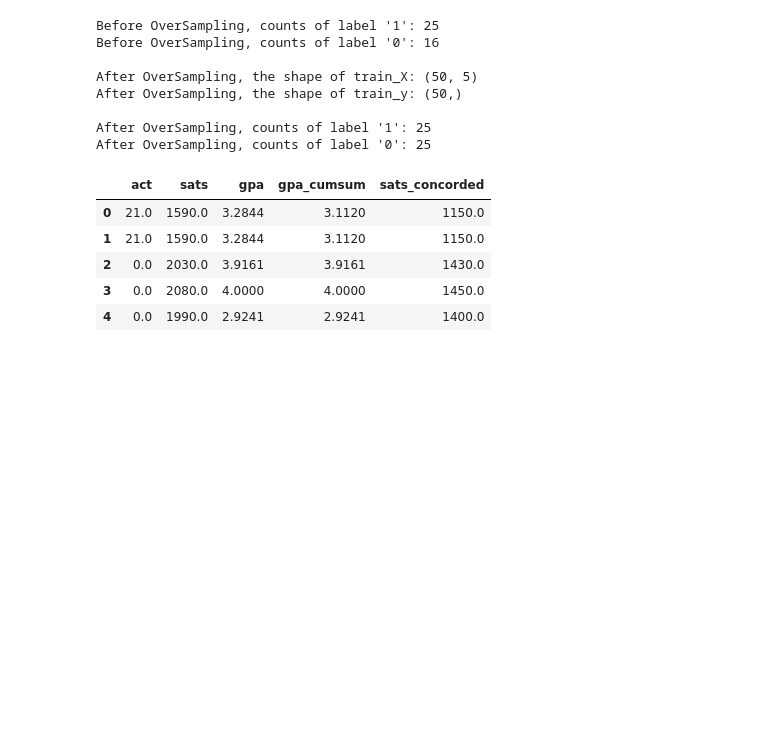
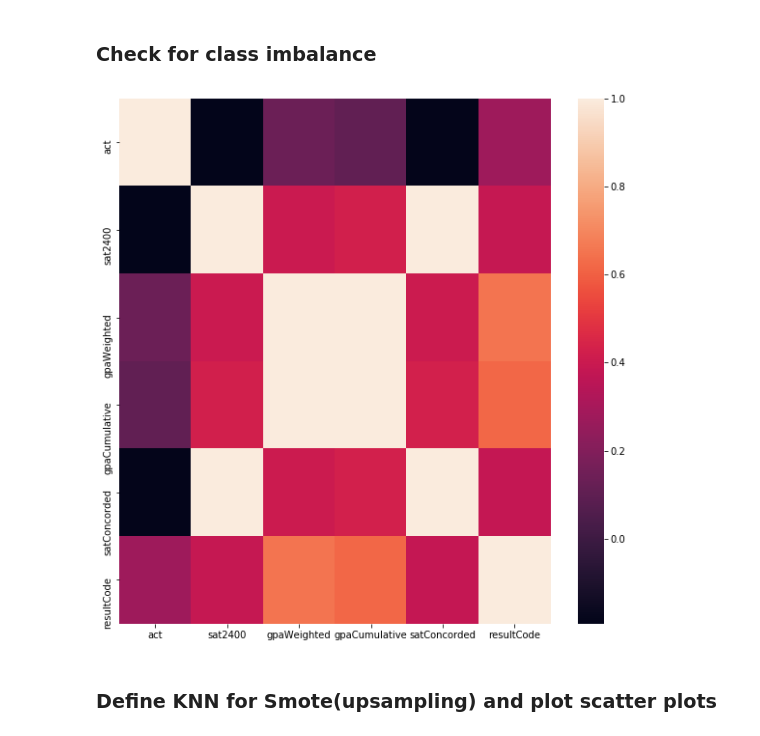
Before and after one commit to ALowVerus/mladmissions, a Jupyter notebook: hackdarthmouth.ipynb, the cells around one changed output. Drawn from its saved outputs; the diff is of its cells as text; code cells hidden in the pictures; blank space fills up the shorter version.

```diff
--- a/hackdarthmouth.ipynb
+++ b/hackdarthmouth.ipynb
@@ -11,4 +18,2 @@ from imblearn.over_sampling import SMOTE
 warnings.filterwarnings("ignore")
 %matplotlib inline
-# %%
-data=pd.read_csv("navianceScraper/csv.csv")
@@ -27,21 +74,48 @@ train_x = pd.DataFrame(data.drop(["resultCode", "type"], axis=1)).reset_index(dr
+# %% [markdown]
+### Check for class imbalance
+# %%
+correlation=data.corr()
+plt.figure(figsize=(10,10))
+sns.heatmap(correlation, xticklabels=correlation.columns.values, yticklabels=correlation.columns.values)
+plt.show()
+# %% [output]
+[figure, added]
+# %% [markdown]
+### Define KNN for Smote(upsampling) and plot scatter plots
 # %%
-print("Before OverSampling, counts of label '1': {}".format(sum(train_y==True)))
-print("Before OverSampling, counts of label '0': {} \n".format(sum(train_y==False)))
+def process_data(data, college):
 
-sm = SMOTE(random_state=2)
-x_train_smote, y_train_smote = sm.fit_sample(train_x, train_y.ravel())
+    knn_constants={'dartmouth':4, 'colby':1, 'princeton':1, 'northeastern':1, 'columbia':5, 'harvard':5}
+    knn_cons = knn_constants.get(college)
 
-print('After OverSampling, the shape of train_X: {}'.format(X_train_res.shape))
-print('After OverSampling, the shape of train_y: {} \n'.format(y_train_res.shape))
+    data = data.drop(data[data.sat2400 <= 0].index)
+    train_y = data.resultCode
+    train_x = pd.DataFrame(data.drop(["resultCode","act" ,"type", "gpaCumulative", "satConcorded"], axis=1)).reset_index(drop=True)
 
-print("After OverSampling, counts of label '1': {}".format(sum(y_train_res==True)))
-print("After OverSampling, counts of label '0': {}".format(sum(y_train_res==False)))
+    print("Before OverSampling, counts of label '1': {}".format(sum(train_y==True)))
+    print("Before OverSampling, counts of label '0': {} \n".format(sum(train_y==False)))
+
+    sm = SMOTE(random_state=2, k_neighbors=knn_cons)
+    x_train_smote, y_train_smote = sm.fit_sample(train_x, train_y.ravel())
+
+    print('After OverSampling, the shape of train_X: {}'.format(X_train_res.shape))
+    print('After OverSampling, the shape of train_y: {} \n'.format(y_train_res.shape))
+
+    print("After OverSampling, counts of label '1': {}".format(sum(y_train_res==True)))
+    print("After OverSampling, counts of label '0': {}".format(sum(y_train_res==False)))
+
+    x_train_smote=pd.DataFrame(x_train_smote)
+    x_train_smote.columns =[ 'sats', 'gpa']
+
+
+    fig = plt.figure(figsize=(10,10))
+    for i, tar in enumerate(np.unique(y_train_smote)):
+        Xi = x_train_smote[y_train_smote==tar]
+        plt.scatter(Xi.iloc[:,0], Xi.iloc[:,1], label=tar)
+    plt.xlabel('Sat Score')
+    plt.ylabel('GPA')
+    plt.title(college.upper())
+    plt.legend()
+    plt.show()
+
+    return (x_train_smote, y_train_smote)
-# %% [output]
-Before OverSampling, counts of label '1': 25
-Before OverSampling, counts of label '0': 16
-
-After OverSampling, the shape of train_X: (50, 5)
-After OverSampling, the shape of train_y: (50,)
-
-After OverSampling, counts of label '1': 25
-After OverSampling, counts of label '0': 25
@@ -51,9 +121,0 @@ x_train_smote.columns =['act', 'sats', 'gpa', 'gpa_cumsum', 'sats_concorded']
-# %%
-x_train_smote.head()
-# %% [output]
-|  | act | sats | gpa | gpa_cumsum | sats_concorded |
-| 0 | 21.0 | 1590.0 | 3.2844 | 3.1120 | 1150.0 |
-| 1 | 21.0 | 1590.0 | 3.2844 | 3.1120 | 1150.0 |
-| 2 | 0.0 | 2030.0 | 3.9161 | 3.9161 | 1430.0 |
-| 3 | 0.0 | 2080.0 | 4.0000 | 4.0000 | 1450.0 |
-| 4 | 0.0 | 1990.0 | 2.9241 | 2.9241 | 1400.0 |
```
Also changed, not shown: parts of 29 cells of this notebook, 9 other files.
